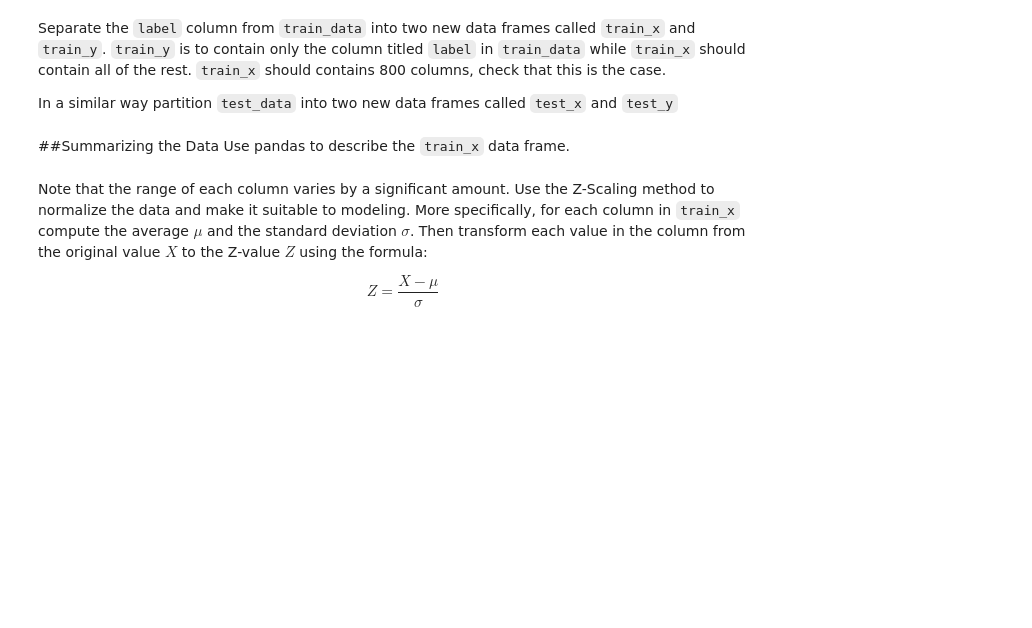
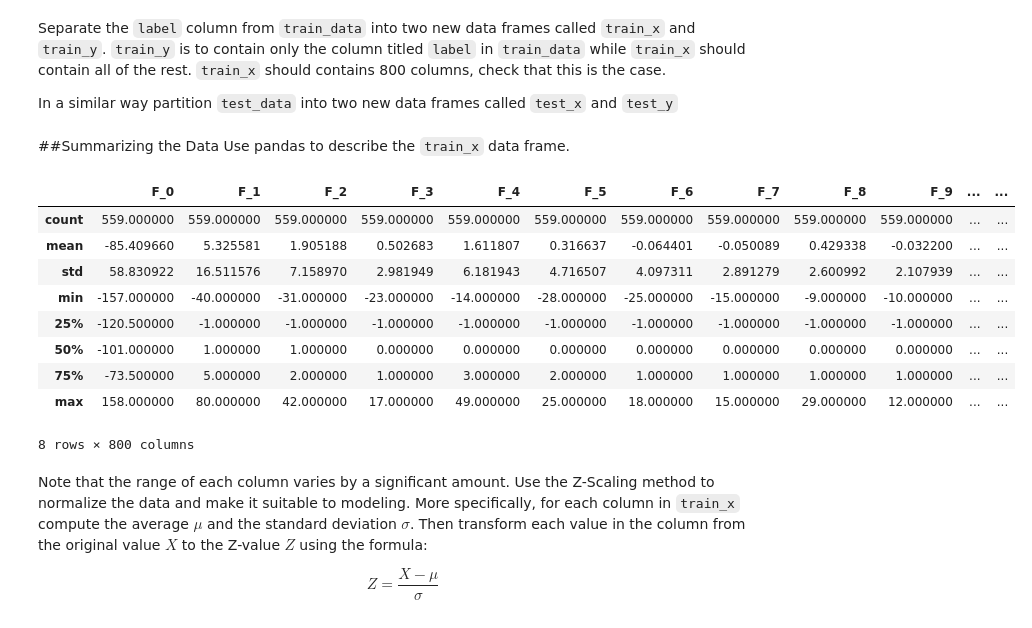
Before and after one commit to a6quinte/DSE200-notebooks, a Jupyter notebook: lecture_3_pandas_models_pylab/04_DCT_Exercises.ipynb, the cells around one changed output. Drawn from its saved outputs; the diff is of its cells as text; code cells hidden in the pictures; blank space fills up the shorter version.

```diff
--- a/lecture_3_pandas_models_pylab/04_DCT_Exercises.ipynb
+++ b/lecture_3_pandas_models_pylab/04_DCT_Exercises.ipynb
@@ -21,9 +23,28 @@ test_data  = pd.read_csv("data/test",sep="\t")
 Separate the `label` column from `train_data` into two new data frames called `train_x` and `train_y`. `train_y` is to contain only the column titled `label` in `train_data` while `train_x` should contain all of the rest. `train_x` should contains 800 columns, check that this is the case.
 
 In a similar way partition `test_data` into two new data frames called `test_x` and `test_y`
+# %%
+train_y = pd.DataFrame(train_data['label'])
+train_x = train_data.drop('label',axis=1)
+
+test_y = pd.DataFrame(test_data['label'])
+test_x = test_data.drop('label',axis=1)
 # %% [markdown]
 ##Summarizing the Data
 Use pandas to describe the `train_x` data frame.
+# %%
+train_x.describe()
+# %% [output]
+|  | F_0 | F_1 | F_2 | F_3 | F_4 | F_5 | F_6 | F_7 | F_8 | F_9 | ... | ... |
+| count | 559.000000 | 559.000000 | 559.000000 | 559.000000 | 559.000000 | 559.000000 | 559.000000 | 559.000000 | 559.000000 | 559.000000 | ... | ... |
+| mean | -85.409660 | 5.325581 | 1.905188 | 0.502683 | 1.611807 | 0.316637 | -0.064401 | -0.050089 | 0.429338 | -0.032200 | ... | ... |
+| std | 58.830922 | 16.511576 | 7.158970 | 2.981949 | 6.181943 | 4.716507 | 4.097311 | 2.891279 | 2.600992 | 2.107939 | ... | ... |
+| min | -157.000000 | -40.000000 | -31.000000 | -23.000000 | -14.000000 | -28.000000 | -25.000000 | -15.000000 | -9.000000 | -10.000000 | ... | ... |
+| 25% | -120.500000 | -1.000000 | -1.000000 | -1.000000 | -1.000000 | -1.000000 | -1.000000 | -1.000000 | -1.000000 | -1.000000 | ... | ... |
+| 50% | -101.000000 | 1.000000 | 1.000000 | 0.000000 | 0.000000 | 0.000000 | 0.000000 | 0.000000 | 0.000000 | 0.000000 | ... | ... |
+| 75% | -73.500000 | 5.000000 | 2.000000 | 1.000000 | 3.000000 | 2.000000 | 1.000000 | 1.000000 | 1.000000 | 1.000000 | ... | ... |
+| max | 158.000000 | 80.000000 | 42.000000 | 17.000000 | 49.000000 | 25.000000 | 18.000000 | 15.000000 | 29.000000 | 12.000000 | ... | ... |
+8 rows × 800 columns
 # %% [markdown]
 Note that the range of each column varies by a significant amount.  Use the Z-Scaling method to normalize the data and make it suitable to modeling. More specifically, for each column in `train_x` compute the average $\mu$ and the standard deviation $\sigma$. Then transform each value in the column from the original value $X$ to the Z-value $Z$ using the formula:
 
```
Also changed, not shown: parts of 7 cells of this notebook.
